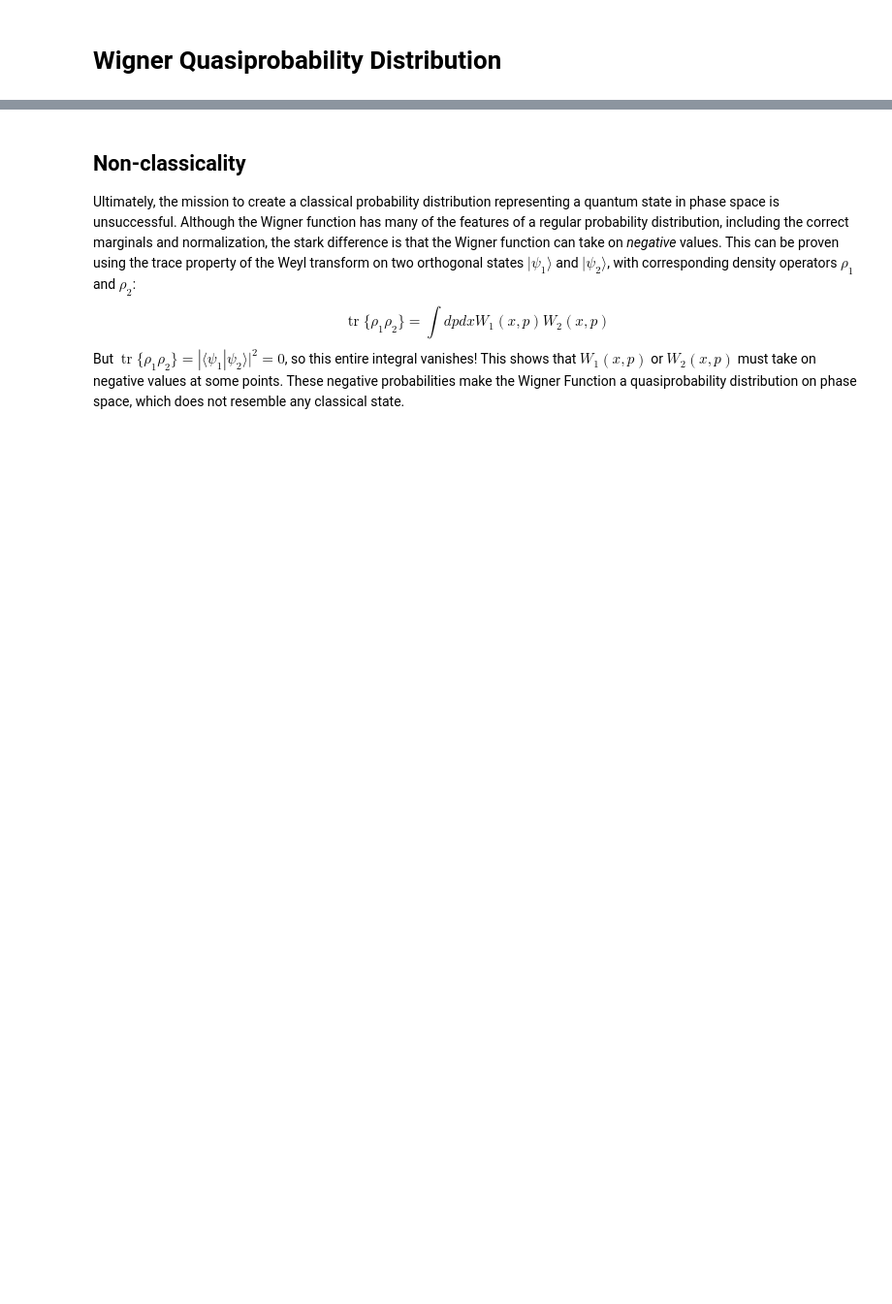
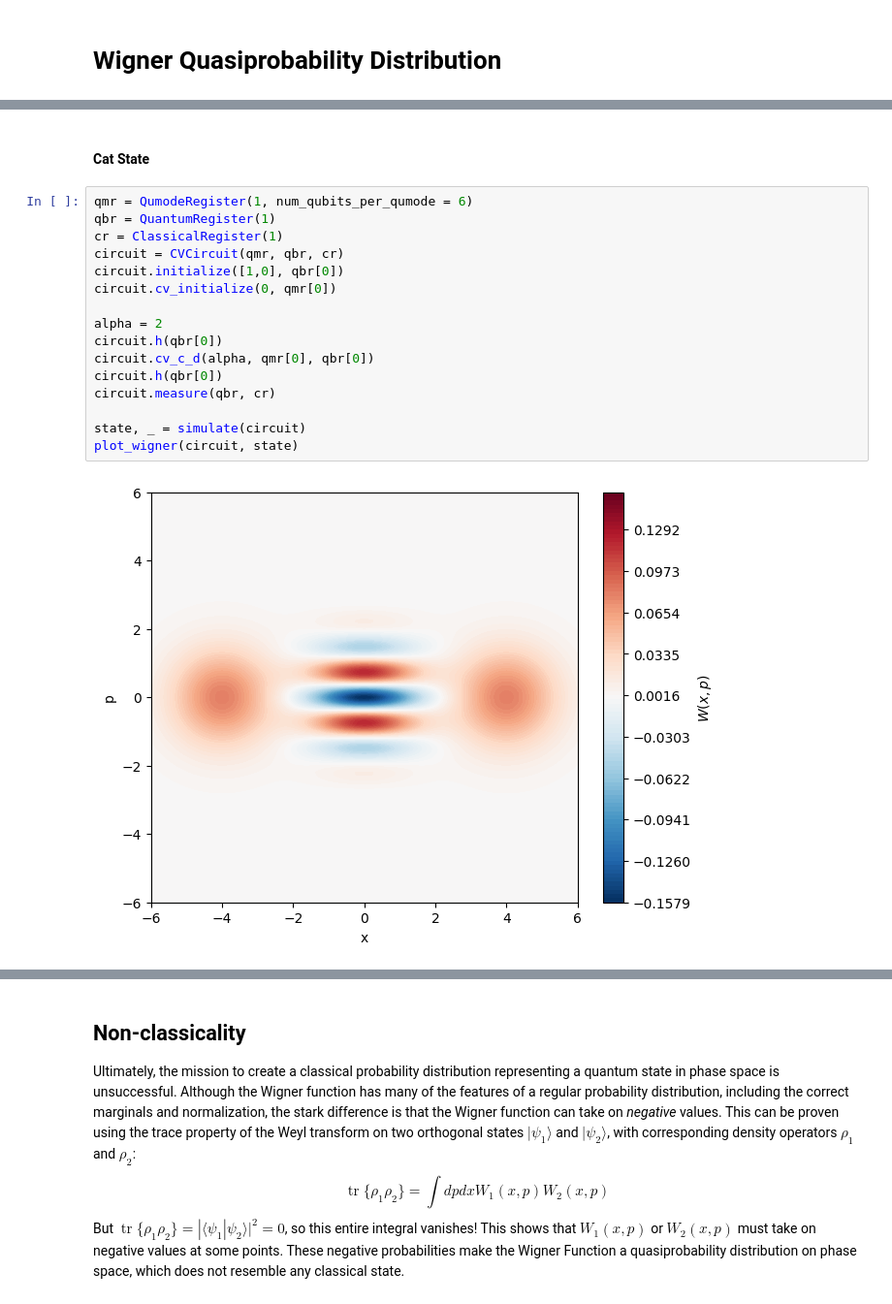
Before and after one commit to benmcdonough20/bosonic-qiskit-tutorials, a Jupyter notebook: bosonic_qiskit_textbook/4. wigner_distribution.ipynb, the cells around one changed output, grey strips where cells are left out. Shown: that part at 97% size. Saved outputs shown, nothing was run; the diff lists cells and outputs as text; blank space fills up the shorter version.

```diff
--- a/bosonic_qiskit_textbook/4. wigner_distribution.ipynb
+++ b/bosonic_qiskit_textbook/4. wigner_distribution.ipynb
@@ -76,3 +104,23 @@ $$
+# %% [markdown]
+#### Cat State
+# %%
+qmr = QumodeRegister(1, num_qubits_per_qumode = 6)
+qbr = QuantumRegister(1)
+cr = ClassicalRegister(1)
+circuit = CVCircuit(qmr, qbr, cr)
+circuit.initialize([1,0], qbr[0])
+circuit.cv_initialize(0, qmr[0])
+
+alpha = 2
+circuit.h(qbr[0])
+circuit.cv_c_d(alpha, qmr[0], qbr[0])
+circuit.h(qbr[0])
+circuit.measure(qbr, cr)
+
+state, _ = simulate(circuit)
+plot_wigner(circuit, state)
+# %% [output]
+[figure, added]
 # %% [markdown]
 ## Wigner function is real
 The Wigner function, as one would expect of a distribution, is real. This can be shown by first taking the conjugate:
```
Also changed, not shown: parts of 14 cells of this notebook, 2 other files.
